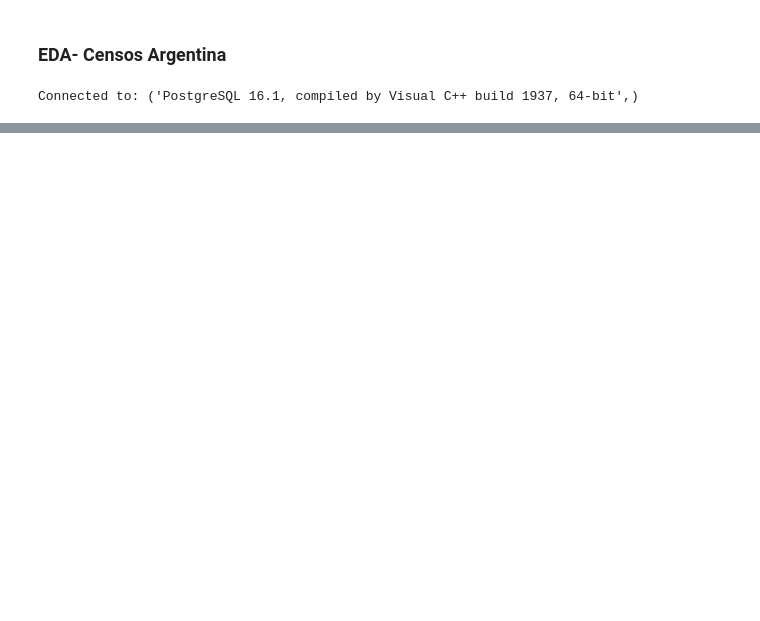
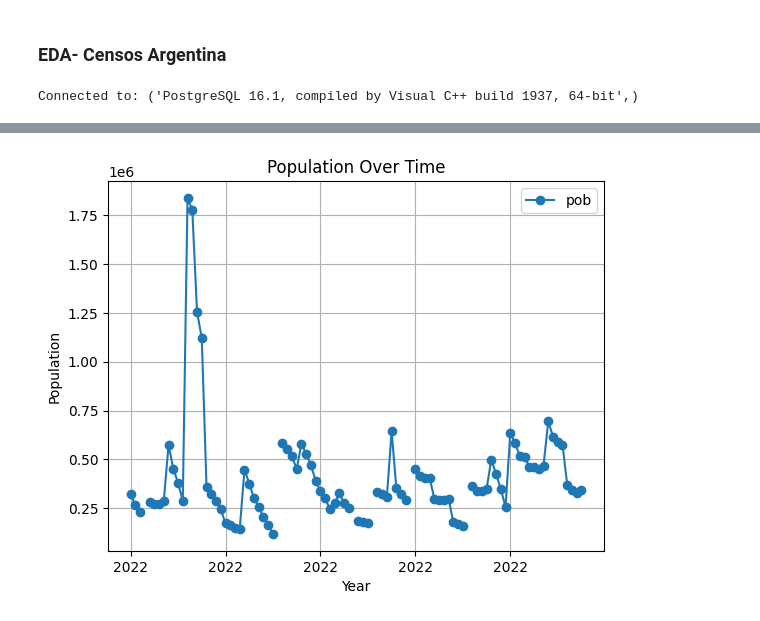
Before and after one commit to fmeseri/ITBA_TFI, a Jupyter notebook: code/python/notebooks/EDA_censos.ipynb, the cells around one changed output, grey strips where cells are left out. Drawn from its saved outputs; the diff is of its cells as text; code cells hidden in the pictures; blank space fills up the shorter version.

```diff
--- a/code/python/notebooks/EDA_censos.ipynb
+++ b/code/python/notebooks/EDA_censos.ipynb
@@ -68,0 +170,26 @@ NameError: name 'df' is not defined
+# %%
+## NAN VALUES
+nan_values = df.isna().sum()
+print(nan_values)
+
+## Fill NAN values with none
+df_filled = df.fillna(0)     ## Specific columm -->##{'pob': 0}
+nan_values = df_filled.isna().sum()
+print(nan_values)
+df=df_filled
+
+
+
+# df_filled = df.fillna({'pob': 0})
+# nan_values = df_filled.isna().sum()
+# print(nan_values)
+# df=df_filled
+# %%
+df.plot(x='anio', y='pob', kind='line', marker='o')  # 'line' plot with markers
+plt.title('Population Over Time')
+plt.xlabel('Year')
+plt.ylabel('Population')
+plt.grid(True)
+plt.show()
+# %% [output]
+[figure, added]
```
Also changed, not shown: parts of 22 cells of this notebook, 11 other files.
